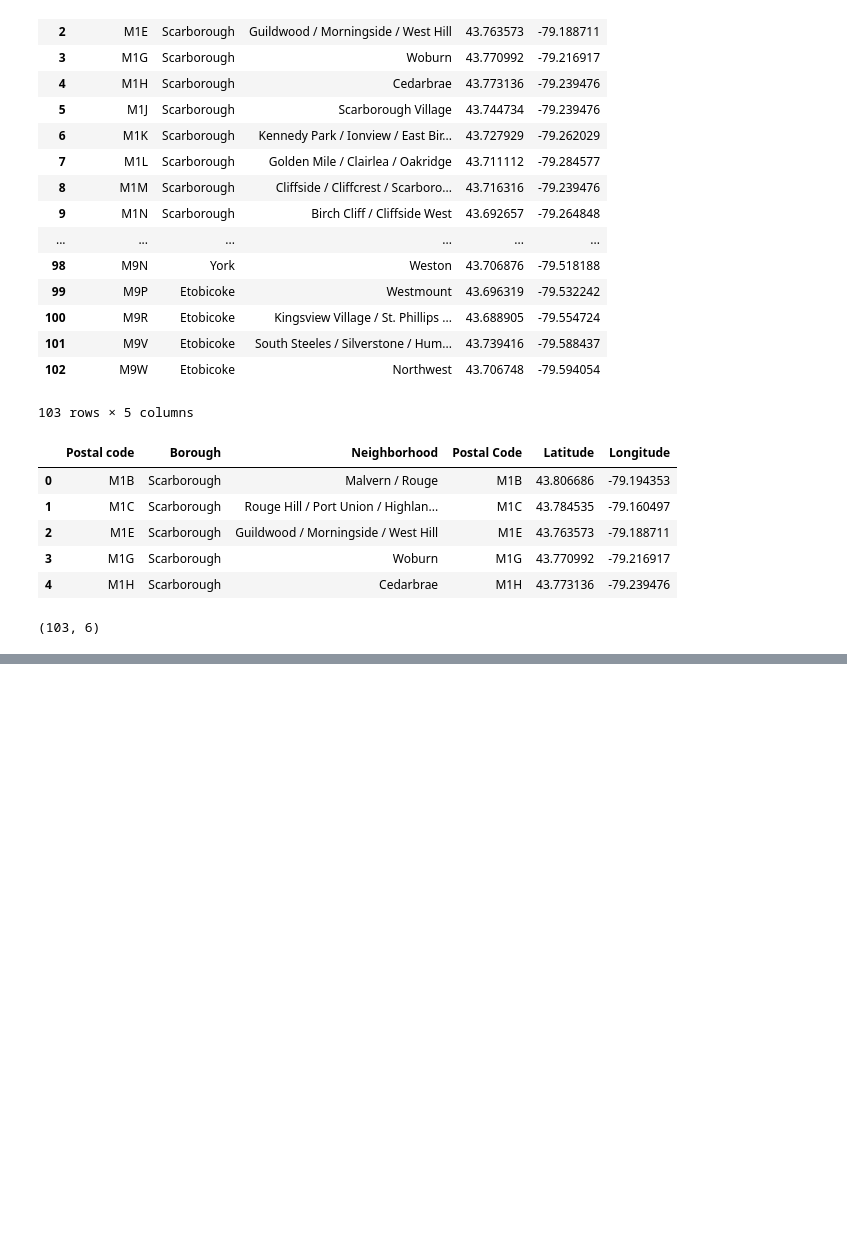
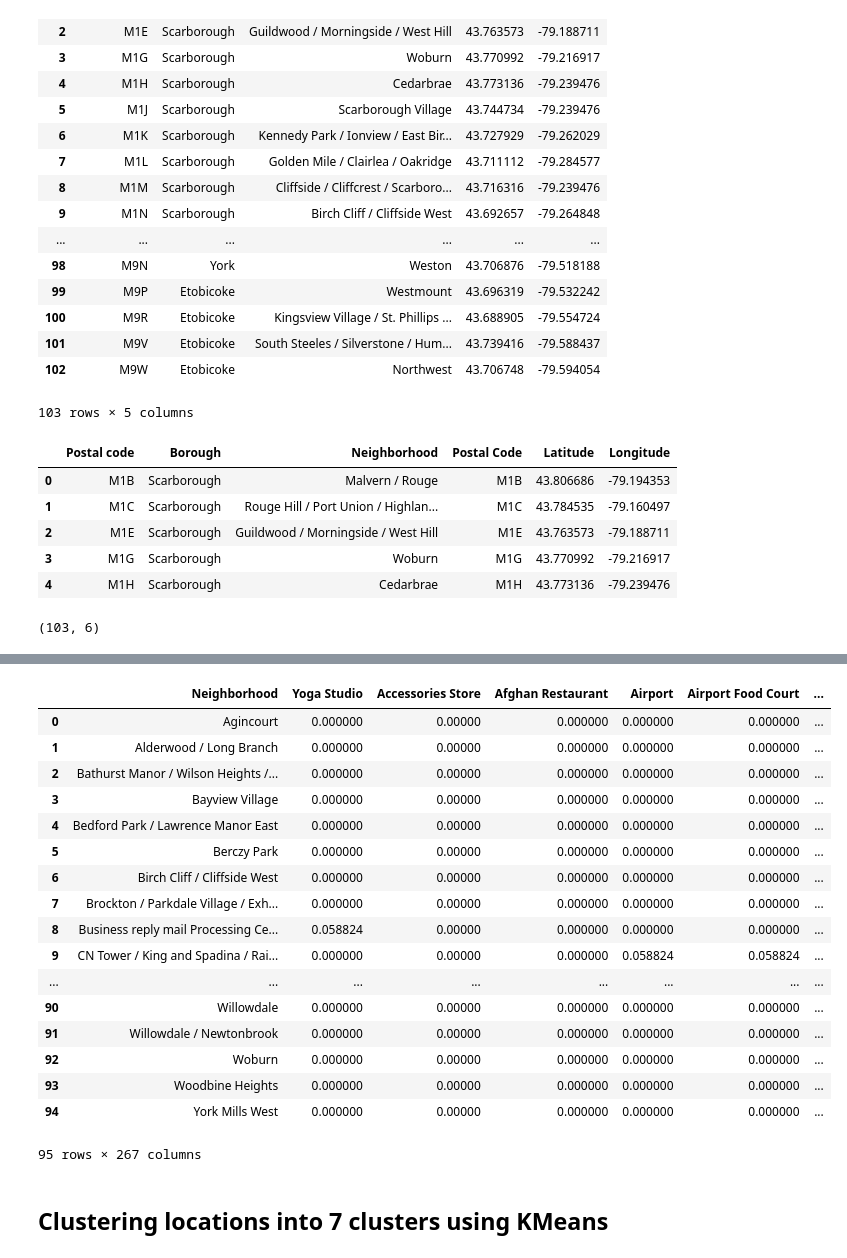
Before and after one commit to previndra2020/Coursera_Capstone, a Jupyter notebook: Segment_Cluster_Neighbour_Toronto.ipynb, the cells around one changed output, grey strips where cells are left out. Drawn from its saved outputs; the diff is of its cells as text; code cells hidden in the pictures; blank space fills up the shorter version.

Commit message:
Published from Watson Studio.

```diff
--- a/Segment_Cluster_Neighbour_Toronto.ipynb
+++ b/Segment_Cluster_Neighbour_Toronto.ipynb
@@ -160,0 +173,14 @@ result.shape
+# %%
+map_toronto = folium.Map(location = [latitude,longitude], zoom_start =10)
+location_df = result
+for lat, lng, Borough, Neighborhood in zip(location_df['Latitude'],location_df['Longitude'],location_df['Borough'],location_df['Neighborhood']):
+    label = '{},{}'.format(Neighborhood, Borough)
+    label = folium.Popup(label, parse_html = True)
+    folium.CircleMarker([lat,lng],
+    radius =5,
+    popup = label,
+    color = 'blue',
+    fill = True,
+    fill_color = 'red',
+    fill_opacity =0.7,
+    parse_html=False).add_to(map_toronto)
@@ -160,0 +193,9 @@ result.shape
+# %%
+#Define Foursquare Credentials and Version
+CLIENT_ID = '2KUTZIDNIX1XXIMPSIGI3MPNZ1LIKBXBC055SHTFZOJRY5CK' # your Foursquare ID
+CLIENT_SECRET = 'HM0D2S4YT5G5GKJDBWM0H4FUQCHY121OWXAX44CQNRAOO31M' # your Foursquare Secret
+VERSION = '20200406' # Foursquare API version
+
+print('Your credentails:')
+print('CLIENT_ID: ' + CLIENT_ID)
+print('CLIENT_SECRET:' + CLIENT_SECRET)
@@ -160,0 +243,4 @@ result.shape
+# %%
+toronto_venues = explore(names = result["Neighborhood"],
+                        latitudes = result["Latitude"],
+                        longitudes = result["Longitude"])
@@ -160,0 +269,28 @@ result.shape
+# %%
+## One hot encoding for venue categories
+toronto_onehot_encoding = pd.get_dummies(toronto_venues[['Venue Category']], prefix="", prefix_sep="")
+toronto_onehot_encoding['Neighborhood'] = toronto_venues['Neighborhood']
+fixed_columns = [toronto_onehot_encoding.columns[-1]] + list(toronto_onehot_encoding.columns[:-1])
+toronto_onehot_encoding = toronto_onehot_encoding[fixed_columns]
+# %%
+toronto_grouped = toronto_onehot_encoding.groupby('Neighborhood').mean().reset_index()
+toronto_grouped
+# %% [output]
+|  | Neighborhood | Yoga Studio | Accessories Store | Afghan Restaurant | Airport | Airport Food Court | ... |
+| 0 | Agincourt | 0.000000 | 0.00000 | 0.000000 | 0.000000 | 0.000000 | ... |
+| 1 | Alderwood / Long Branch | 0.000000 | 0.00000 | 0.000000 | 0.000000 | 0.000000 | ... |
+| 2 | Bathurst Manor / Wilson Heights /... | 0.000000 | 0.00000 | 0.000000 | 0.000000 | 0.000000 | ... |
+| 3 | Bayview Village | 0.000000 | 0.00000 | 0.000000 | 0.000000 | 0.000000 | ... |
+| 4 | Bedford Park / Lawrence Manor East | 0.000000 | 0.00000 | 0.000000 | 0.000000 | 0.000000 | ... |
+| 5 | Berczy Park | 0.000000 | 0.00000 | 0.000000 | 0.000000 | 0.000000 | ... |
+| 6 | Birch Cliff / Cliffside West | 0.000000 | 0.00000 | 0.000000 | 0.000000 | 0.000000 | ... |
+| 7 | Brockton / Parkdale Village / Exh... | 0.000000 | 0.00000 | 0.000000 | 0.000000 | 0.000000 | ... |
+| 8 | Business reply mail Processing Ce... | 0.058824 | 0.00000 | 0.000000 | 0.000000 | 0.000000 | ... |
+| 9 | CN Tower / King and Spadina / Rai... | 0.000000 | 0.00000 | 0.000000 | 0.058824 | 0.058824 | ... |
+| ... | ... | ... | ... | ... | ... | ... | ... |
+| 90 | Willowdale | 0.000000 | 0.00000 | 0.000000 | 0.000000 | 0.000000 | ... |
+| 91 | Willowdale / Newtonbrook | 0.000000 | 0.00000 | 0.000000 | 0.000000 | 0.000000 | ... |
+| 92 | Woburn | 0.000000 | 0.00000 | 0.000000 | 0.000000 | 0.000000 | ... |
+| 93 | Woodbine Heights | 0.000000 | 0.00000 | 0.000000 | 0.000000 | 0.000000 | ... |
+| 94 | York Mills West | 0.000000 | 0.00000 | 0.000000 | 0.000000 | 0.000000 | ... |
+95 rows × 267 columns
@@ -160,0 +319,2 @@ result.shape
+# %% [markdown]
+## Clustering locations into 7 clusters using KMeans
```
Also changed, not shown: parts of 18 cells of this notebook.
